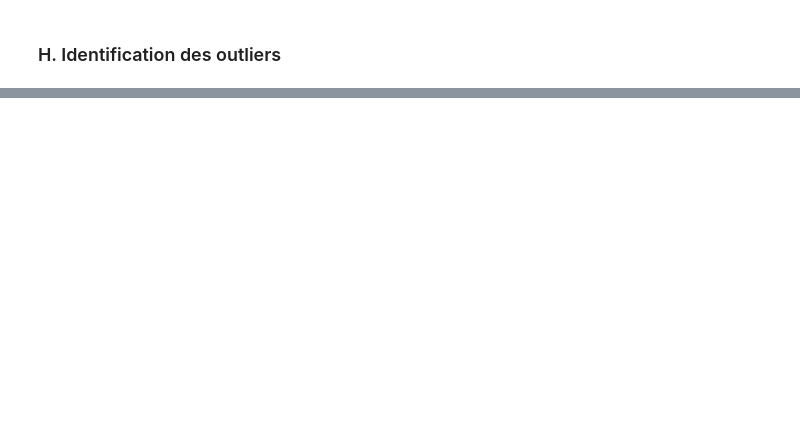
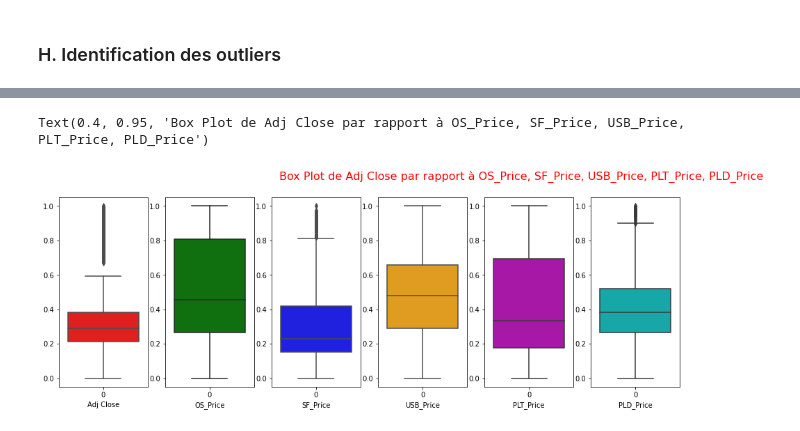
Before and after one commit to bkablam11/projet-simplon-co, a Jupyter notebook: projet-2/Predict-Gold-Price.ipynb, the cells around one changed output, grey strips where cells are left out. Cells and saved outputs as stored; diff of their text form; code cells hidden in the pictures; blank space fills up the shorter version.

```diff
--- a/projet-2/Predict-Gold-Price.ipynb
+++ b/projet-2/Predict-Gold-Price.ipynb
@@ -350,0 +410,22 @@ for col in df:
+# %%
+#'Adj Close','SP_Ajclose','DJ_Ajclose','EG_Ajclose','EU_Price','OF_Price','OS_Price', 'SF_Price','USB_Price','PLT_Price','PLD_Price','RHO_PRICE','USDI_Price','GDX_Adj Close','USO_Adj Close'
+#créer une figure avec 3 Axes sur la même ligne
+fig, ax = plt.subplots(1,6,figsize=(16,5))
+#sns.scatterplot(y='tip',x=range(1,245), data=tips,ax=ax[0])
+sns.boxplot(data=df_normalizer['Adj Close'], ax=ax[0], color='red')
+ax[0].set_xlabel('Adj Close')
+sns.boxplot(data=df_normalizer['OS_Price'], ax=ax[1], color='green')
+ax[1].set_xlabel('OS_Price')
+sns.boxplot(data=df_normalizer['SF_Price'], ax=ax[2], color='blue')
+ax[2].set_xlabel('SF_Price')
+sns.boxplot(data=df_normalizer['USB_Price'], ax=ax[3], color='orange')
+ax[3].set_xlabel('USB_Price')
+sns.boxplot(data=df_normalizer['PLT_Price'], ax=ax[4], color='m')
+ax[4].set_xlabel('PLT_Price')
+sns.boxplot(data=df_normalizer['PLD_Price'], ax=ax[5], color='c')
+ax[5].set_xlabel('PLD_Price')
+#ajouter un texte à une figure
+fig.text(0.4, 0.95, 'Box Plot de Adj Close par rapport à OS_Price, SF_Price, USB_Price, PLT_Price, PLD_Price', fontsize = 16,color='r')
+# %% [output]
+Text(0.4, 0.95, 'Box Plot de Adj Close par rapport à OS_Price, SF_Price, USB_Price, PLT_Price, PLD_Price')
+[figure, added]
```
Also changed, not shown: parts of 16 cells of this notebook.
